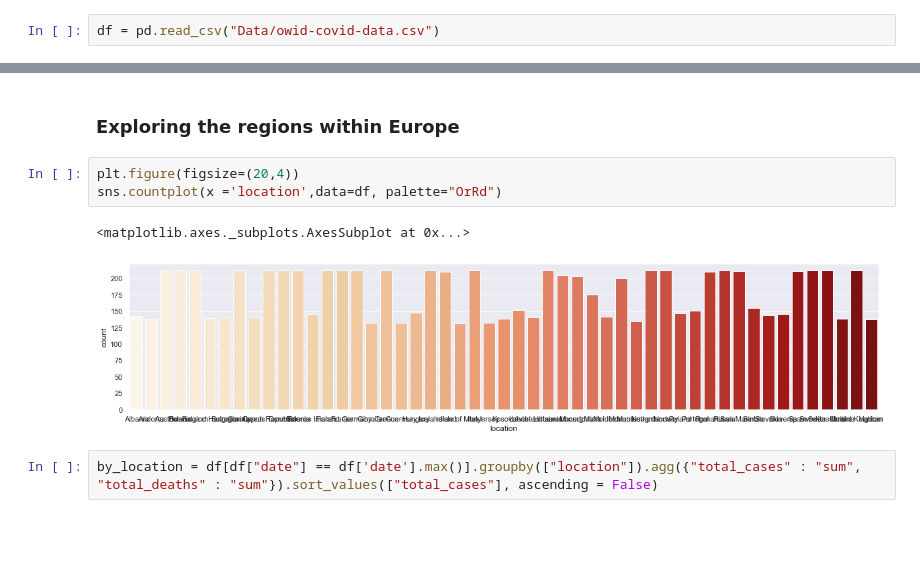
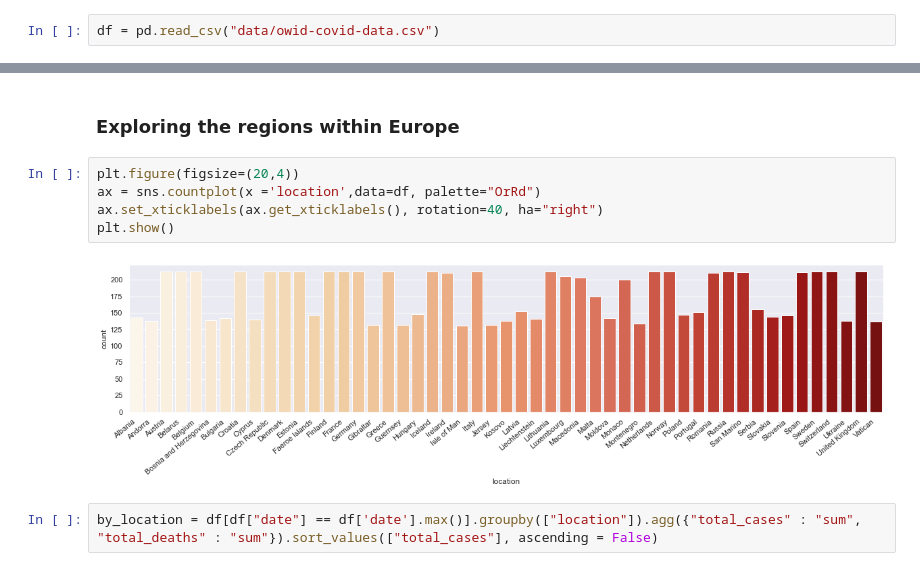
Before and after one commit to kamsingh11/Covid-19, a Jupyter notebook: COVID-19-Death Analysis.ipynb, the cells around one changed output, grey strips where cells are left out. Drawn from its saved outputs; the diff is of its cells as text; blank space fills up the shorter version.

```diff
--- a/COVID-19-Death Analysis.ipynb
+++ b/COVID-19-Death Analysis.ipynb
@@ -36,7 +64,7 @@ from statsmodels.tsa.api import Holt
 # %% [markdown]
 ## Reading Data
 # %%
-df = pd.read_csv("Data/owid-covid-data.csv")
+df = pd.read_csv("data/owid-covid-data.csv")
 # %% [markdown]
 ## Understanding structure of data
 
@@ -540,10 +592,11 @@ Total Number of Active Cases in Europe  2321745.0
 ### Exploring the regions within Europe
 # %%
 plt.figure(figsize=(20,4))
-sns.countplot(x ='location',data=df, palette="OrRd")
+ax = sns.countplot(x ='location',data=df, palette="OrRd")
+ax.set_xticklabels(ax.get_xticklabels(), rotation=40, ha="right")
+plt.show()
 # %% [output]
-<matplotlib.axes._subplots.AxesSubplot at 0x...>
-[figure, old version]
+[figure, new version]
 # %%
 by_location = df[df["date"] == df['date'].max()].groupby(["location"]).agg({"total_cases" : "sum", "total_deaths" : "sum"}).sort_values(["total_cases"], ascending = False)
 # %%
```
Also changed, not shown: parts of 31 cells of this notebook, 1 other file.
